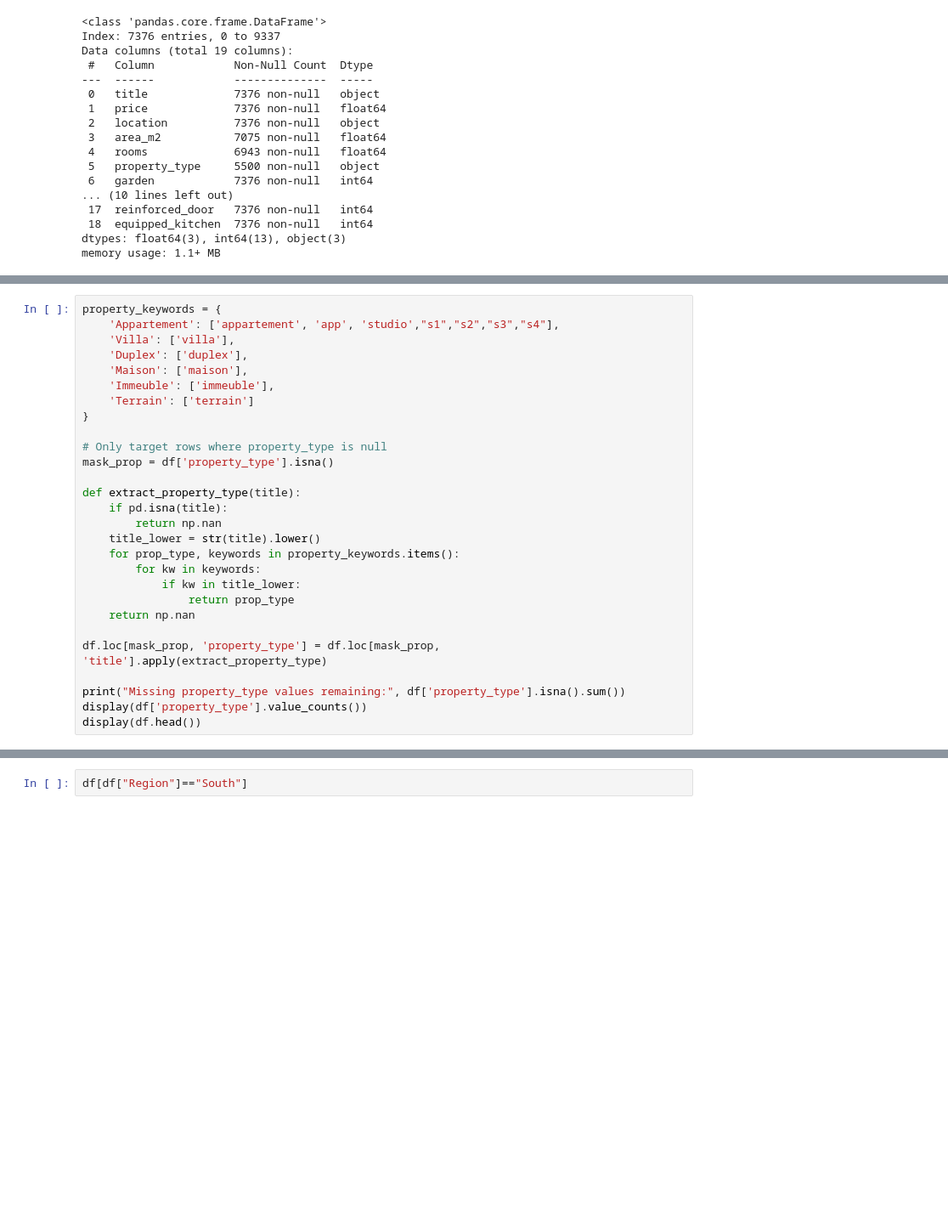
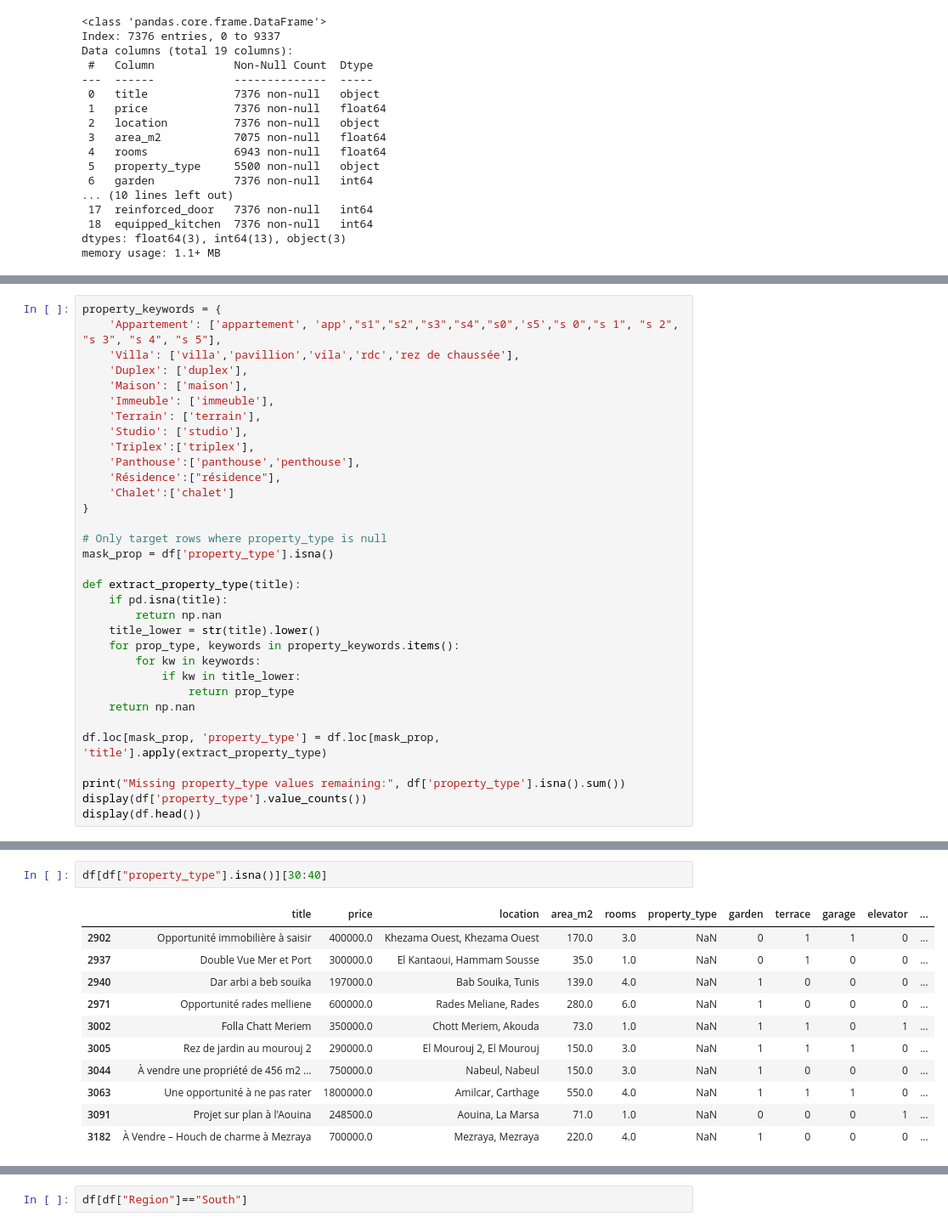
Before and after one commit to papi386/housing_project, a Jupyter notebook: cleaning/preprocessing.ipynb, the cells around one changed output, grey strips where cells are left out. Shown at 85% size. Drawn from its saved outputs; the diff is of its cells as text; blank space fills up the shorter version.

```diff
--- a/cleaning/preprocessing.ipynb
+++ b/cleaning/preprocessing.ipynb
@@ -240,11 +289,16 @@ Fill missing values in the `property_type` column of the dataframe `df` by searc
 # %%
 property_keywords = {
-    'Appartement': ['appartement', 'app', 'studio',"s1","s2","s3","s4"],
-    'Villa': ['villa'],
+    'Appartement': ['appartement', 'app',"s1","s2","s3","s4","s0",'s5',"s 0","s 1", "s 2", "s 3", "s 4", "s 5"],
+    'Villa': ['villa','pavillion','vila','rdc','rez de chaussée'],
     'Duplex': ['duplex'],
     'Maison': ['maison'],
     'Immeuble': ['immeuble'],
-    'Terrain': ['terrain']
+    'Terrain': ['terrain'],
+    'Studio': ['studio'],
+    'Triplex':['triplex'],
+    'Panthouse':['panthouse','penthouse'],
+    'Résidence':["résidence"],
+    'Chalet':['chalet']
 }
 
 # Only target rows where property_type is null
@@ -285,0 +363,14 @@ dtype: int64
+# %%
+df[df["property_type"].isna()][30:40]
+# %% [output]
+|  | title | price | location | area_m2 | rooms | property_type | garden | terrace | garage | elevator | ... |
+| 2902 | Opportunité immobilière à saisir | 400000.0 | Khezama Ouest, Khezama Ouest | 170.0 | 3.0 | NaN | 0 | 1 | 1 | 0 | ... |
+| 2937 | Double Vue Mer et Port | 300000.0 | El Kantaoui, Hammam Sousse | 35.0 | 1.0 | NaN | 0 | 1 | 0 | 0 | ... |
+| 2940 | Dar arbi a beb souika | 197000.0 | Bab Souika, Tunis | 139.0 | 4.0 | NaN | 1 | 0 | 0 | 0 | ... |
+| 2971 | Opportunité rades melliene | 600000.0 | Rades Meliane, Rades | 280.0 | 6.0 | NaN | 1 | 0 | 0 | 0 | ... |
+| 3002 | Folla Chatt Meriem | 350000.0 | Chott Meriem, Akouda | 73.0 | 1.0 | NaN | 1 | 1 | 0 | 1 | ... |
+| 3005 | Rez de jardin au mourouj 2 | 290000.0 | El Mourouj 2, El Mourouj | 150.0 | 3.0 | NaN | 1 | 1 | 1 | 0 | ... |
+| 3044 | À vendre une propriété de 456 m2 ... | 750000.0 | Nabeul, Nabeul | 150.0 | 3.0 | NaN | 1 | 0 | 0 | 0 | ... |
+| 3063 | Une opportunité à ne pas rater | 1800000.0 | Amilcar, Carthage | 550.0 | 4.0 | NaN | 1 | 1 | 1 | 0 | ... |
+| 3091 | Projet sur plan à l'Aouina | 248500.0 | Aouina, La Marsa | 71.0 | 1.0 | NaN | 0 | 0 | 0 | 1 | ... |
+| 3182 | À Vendre – Houch de charme à Mezraya | 700000.0 | Mezraya, Mezraya | 220.0 | 4.0 | NaN | 1 | 0 | 0 | 0 | ... |
```
Also changed, not shown: parts of 23 cells of this notebook, 4 other files.
